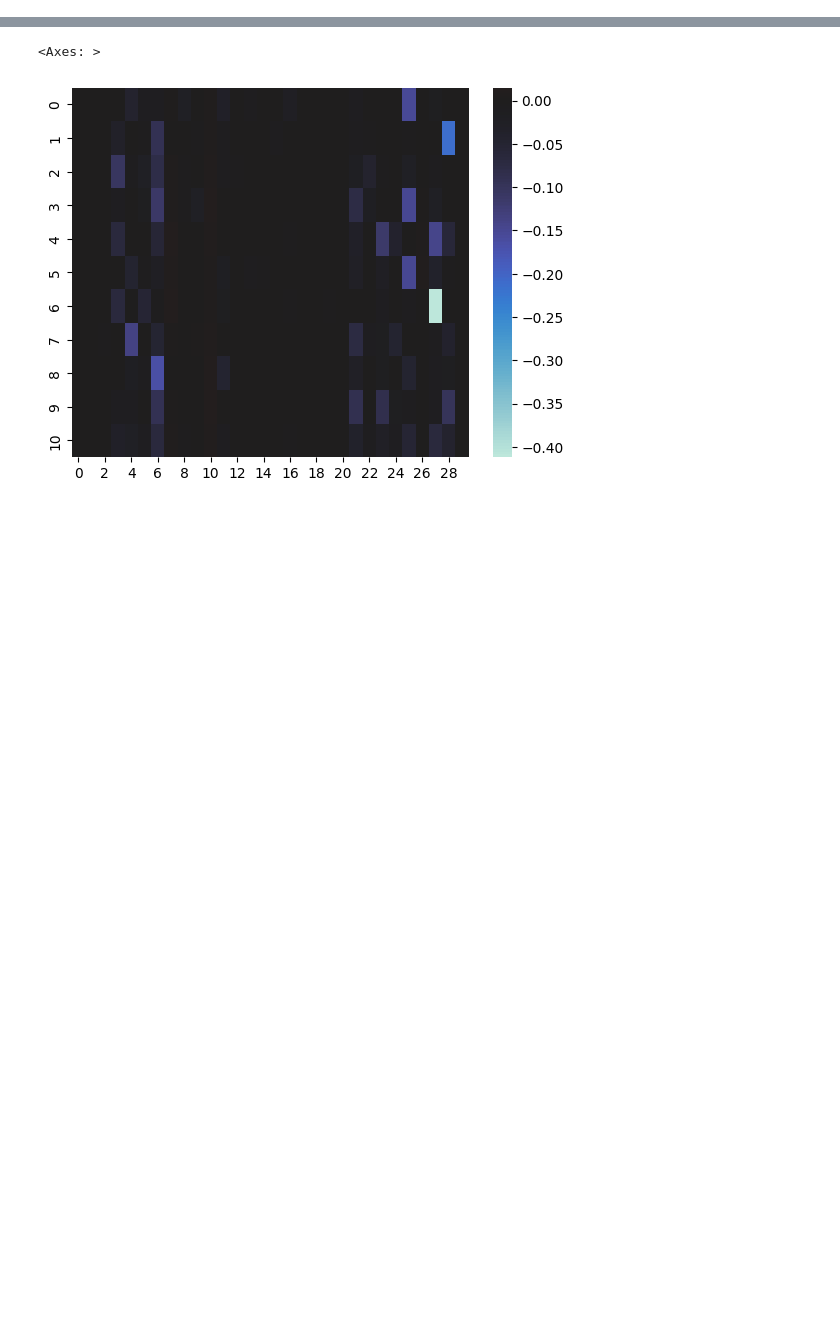
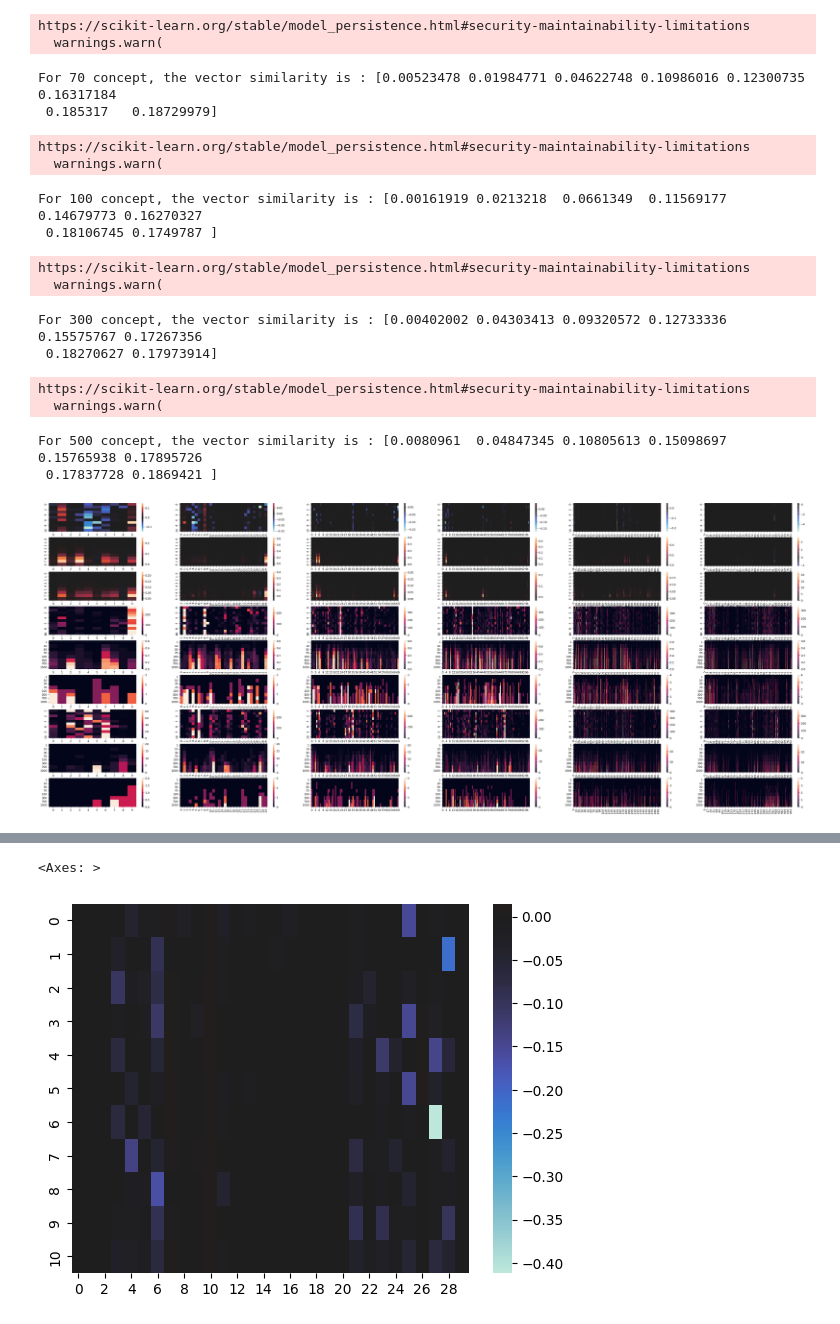
Before and after one commit to vitryt/label-free-bias-identification, a Jupyter notebook: data_recovery.ipynb, the cells around one changed output, grey strips where cells are left out. Drawn from its saved outputs; the diff is of its cells as text; code cells hidden in the pictures; blank space fills up the shorter version.

```diff
--- a/data_recovery.ipynb
+++ b/data_recovery.ipynb
@@ -50,3 +53,65 @@ with open(f"models/{exp_name}/concepts_{0}_{1}.pkl", "rb") as f:
 amount_of_concept = 30
 studied_bias = 8
 step_amount = 70
+# %%
+exp_id = 1
+studied_bias = 4
+concept_range = range(0,6)
+concept_amounts = [10, 30, 70, 100, 300, 500, 700]
+fig, axes = plt.subplots(9, len(concept_range), figsize=(50,20))
+for index, concept_id in enumerate(concept_range):
+    amount_of_concept = concept_amounts[concept_id]
+    with open(f"models/{exp_name}/bias_{exp_id}_{concept_id}.pkl", "rb") as f:
+        bias_res = pkl.load(f)
+    with open(f"models/{exp_name}/concepts_{exp_id}_{concept_id}.pkl", "rb") as f:
+        concept_res = pkl.load(f)
+    table = []
+    for i in range(10):
+        table.append((bias_res[studied_bias][i][1] - bias_res[studied_bias][i][0]).mean(axis=0))
+    table.append(sum(table)/len(table))
+
+    table1 = []
+    for i in range(10):
+        table1.append(((bias_res[studied_bias][i][1] > 0) & (bias_res[studied_bias][i][0] == 0)).sum(axis=0))
+    table1.append(sum(table1)/len(table1))
+
+    table2 = []
+    for i in range(10):
+        table2.append(((bias_res[studied_bias][i][1] == 0) & (bias_res[studied_bias][i][0] > 0)).sum(axis=0))
+    table2.append(sum(table2)/len(table2))
+
+    neg_added = []
+    neg_removed = []
+    pos_added = []
+    pos_removed = []
+    raw_n_diff = []
+    raw_p_diff = []
+    for step_amount in [1, 10, 30, 70, 100, 300, 700, 1000]:
+        table_ = cu.analyze_results(concept_res["concept_results"][step_amount], studied_bias, amount_of_concept)
+        neg_added.append(table_[0]/table_[2])
+        neg_removed.append(table_[1])
+        pos_added.append(table_[3])
+        pos_removed.append(table_[4])
+        raw_n_diff.append(table_[6])
+        raw_p_diff.append(table_[7])
+    raw_n_diff.append(sum(raw_n_diff)/len(raw_n_diff))
+    raw_p_diff.append(sum(raw_p_diff)/len(raw_p_diff))
+
+    sb.heatmap(table, center=0, annot=False, ax=axes[0][index])
+    sb.heatmap(raw_n_diff, center=0, ax=axes[1][index])
+    sb.heatmap(raw_p_diff, center=0, ax=axes[2][index])
+    sb.heatmap(table1, vmin=0, vmax=table1[-1].max(), annot=False, ax=axes[3][index])
+    sb.heatmap(table2, vmin=0, vmax=table2[-1].max(), annot=False, ax=axes[6][index])
+    # table1 = [table_[0]/table_[2] - table_[1]/table_[2] - table_[3]/table_[4]]
+    sb.heatmap(neg_added, vmin=0, vmax=neg_added[-1].max(), annot=False, yticklabels=[1, 10, 30, 70, 100, 300, 700, 1000], ax=axes[4][index])
+
+    # table1 = [table_[0]/table_[2] - table_[1]/table_[2] - table_[3]/table_[4]]
+    sb.heatmap(neg_removed, vmin=0, vmax=neg_removed[-1].max(), annot=False, yticklabels=[1, 10, 30, 70, 100, 300, 700, 1000], ax=axes[7][index])
+    sb.heatmap(pos_added, vmin=0, vmax=pos_added[-1].max(), annot=False, yticklabels=[1, 10, 30, 70, 100, 300, 700, 1000], ax=axes[5][index])
+    sb.heatmap(pos_removed, vmin=0, vmax=pos_removed[-1].max(), annot=False, yticklabels=[1, 10, 30, 70, 100, 300, 700, 1000], ax=axes[8][index])
+
+    v_bias_identified = np.array(neg_added)
+    v_bias_real = table1[-1]
+    res = np.dot(v_bias_identified, v_bias_real)/(np.linalg.norm(v_bias_identified)*np.linalg.norm(v_bias_real))
+    print(f"For {amount_of_concept} concept, the vector similarity is : {res}")
+# %% [output]
@@ -52,0 +126,17 @@ step_amount = 70
+https://scikit-learn.org/stable/model_persistence.html#security-maintainability-limitations
+  warnings.warn(
+For 70 concept, the vector similarity is : [0.00523478 0.01984771 0.04622748 0.10986016 0.12300735 0.16317184
+ 0.185317   0.18729979]
+https://scikit-learn.org/stable/model_persistence.html#security-maintainability-limitations
+  warnings.warn(
+For 100 concept, the vector similarity is : [0.00161919 0.0213218  0.0661349  0.11569177 0.14679773 0.16270327
+ 0.18106745 0.1749787 ]
+https://scikit-learn.org/stable/model_persistence.html#security-maintainability-limitations
+  warnings.warn(
+For 300 concept, the vector similarity is : [0.00402002 0.04303413 0.09320572 0.12733336 0.15575767 0.17267356
+ 0.18270627 0.17973914]
+https://scikit-learn.org/stable/model_persistence.html#security-maintainability-limitations
+  warnings.warn(
+For 500 concept, the vector similarity is : [0.0080961  0.04847345 0.10805613 0.15098697 0.15765938 0.17895726
+ 0.17837728 0.1869421 ]
+[figure, added]
```
Also changed, not shown: parts of 11 cells of this notebook, 3 other files.
